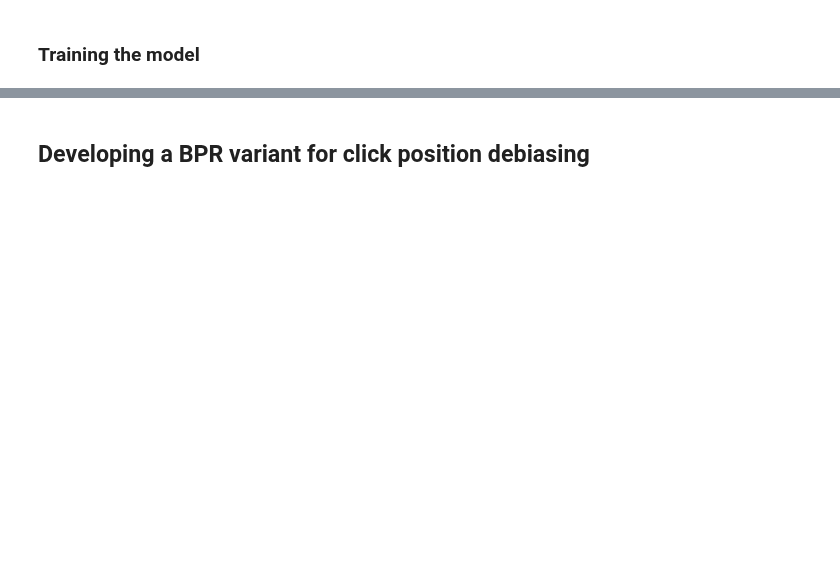
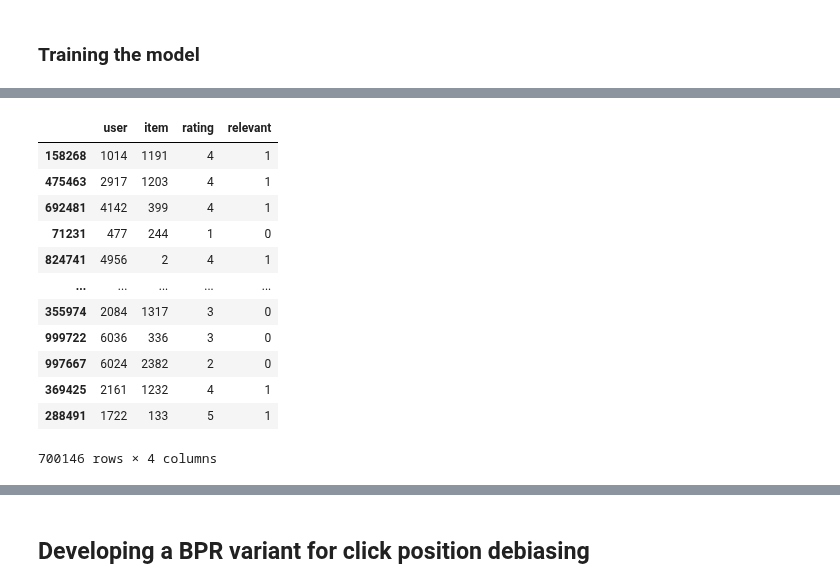
Before and after one commit to caiotda/bpr-mf, a Jupyter notebook: playground.ipynb, the cells around one changed output, grey strips where cells are left out. Cells and saved outputs as stored; diff of their text form; code cells hidden in the pictures; blank space fills up the shorter version.

```diff
--- a/playground.ipynb
+++ b/playground.ipynb
@@ -86,5 +84,8 @@ model = bprMf(
                 n_epochs=10).to(device)
 # %% [markdown]
 ### Training the model
+# %%
+train_df = interactions.sample(frac=0.7)
+test_df = interactions.loc[~interactions.index.isin(train_df.index)]
 # %%
 %%time
@@ -94,0 +106,16 @@ Wall time: 2min 55s
+# %%
+train_df
+# %% [output]
+|  | user | item | rating | relevant |
+| 158268 | 1014 | 1191 | 4 | 1 |
+| 475463 | 2917 | 1203 | 4 | 1 |
+| 692481 | 4142 | 399 | 4 | 1 |
+| 71231 | 477 | 244 | 1 | 0 |
+| 824741 | 4956 | 2 | 4 | 1 |
+| ... | ... | ... | ... | ... |
+| 355974 | 2084 | 1317 | 3 | 0 |
+| 999722 | 6036 | 336 | 3 | 0 |
+| 997667 | 6024 | 2382 | 2 | 0 |
+| 369425 | 2161 | 1232 | 4 | 1 |
+| 288491 | 1722 | 133 | 5 | 1 |
+700146 rows × 4 columns
```
Also changed, not shown: parts of 26 cells of this notebook.
